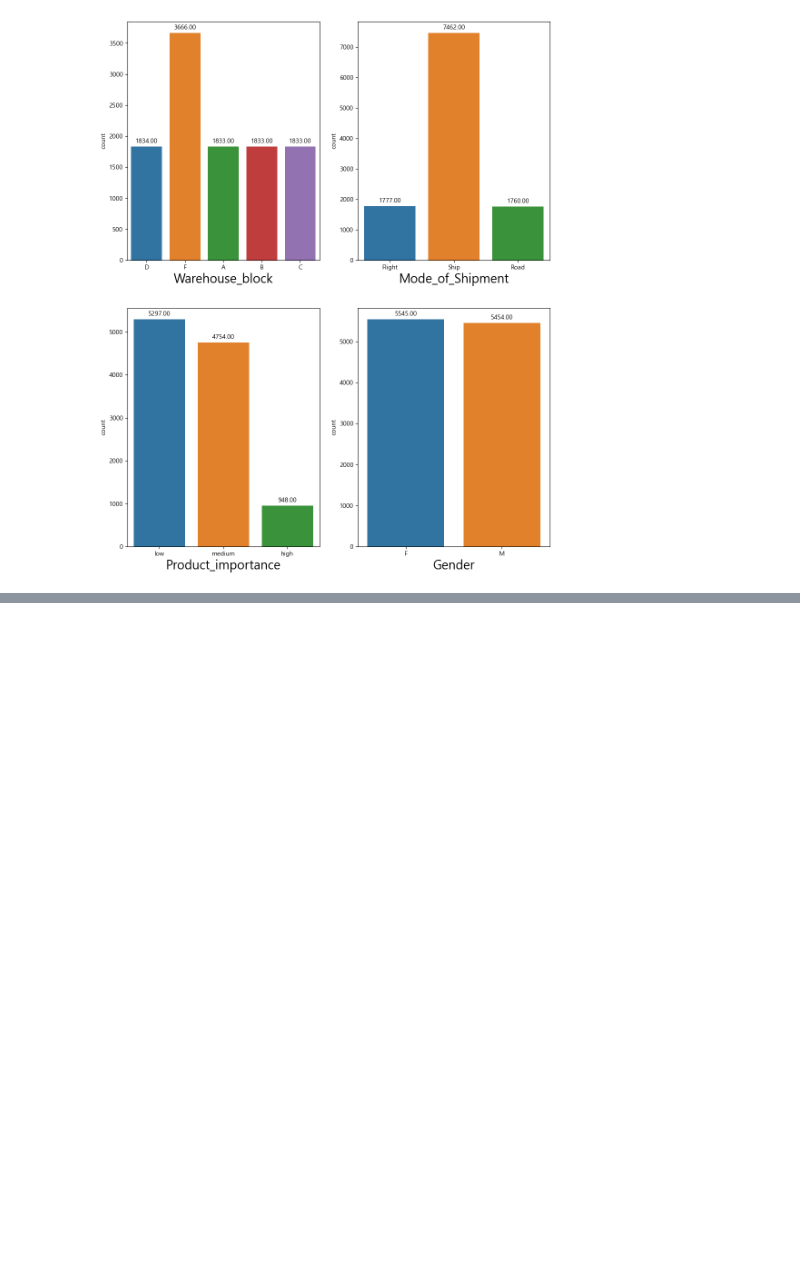
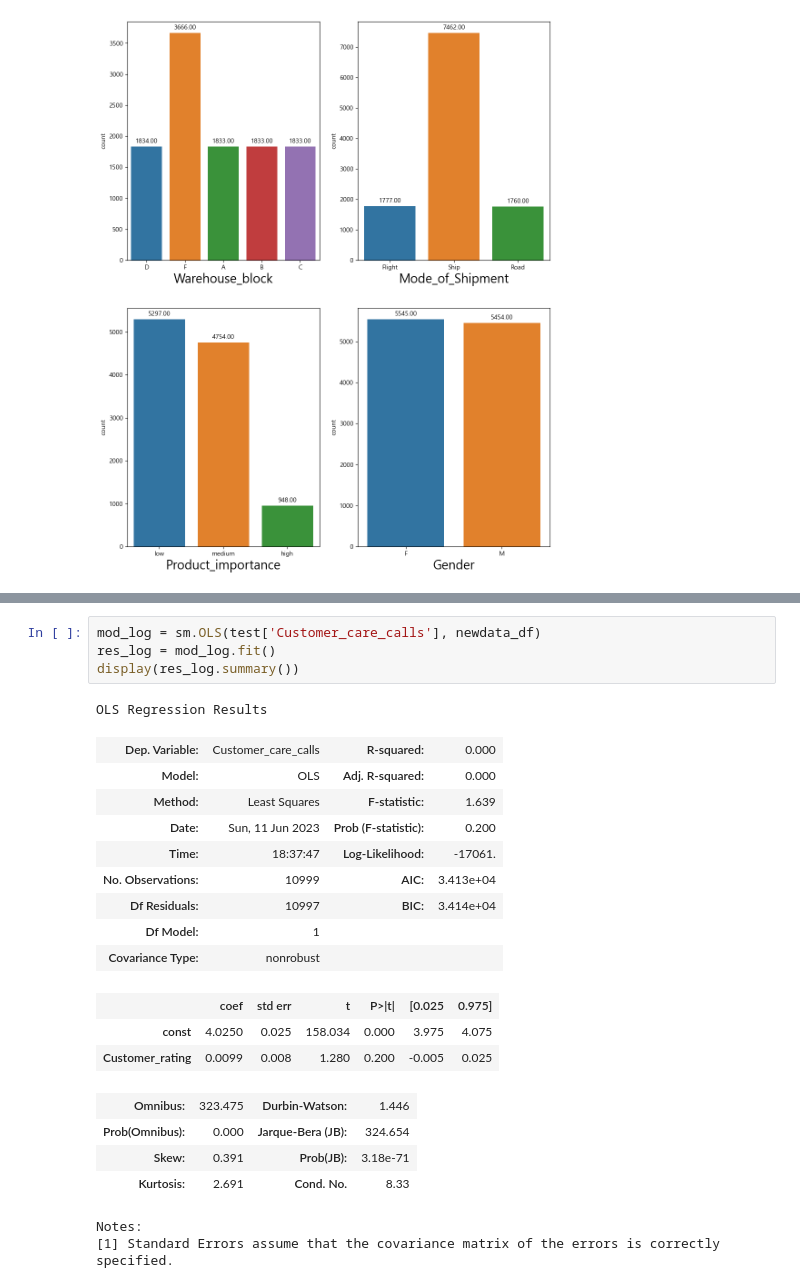
Before and after one commit to daebeobkim/python-bigdata, a Jupyter notebook: EDA/머신러닝/프로젝트 준비.ipynb, the cells around one changed output, grey strips where cells are left out. Saved outputs shown, nothing was run; the diff lists cells and outputs as text; blank space fills up the shorter version.

```diff
--- a/EDA/머신러닝/프로젝트 준비.ipynb
+++ b/EDA/머신러닝/프로젝트 준비.ipynb
@@ -122,0 +146,24 @@ newdata_df
+# %%
+mod_log = sm.OLS(test['Customer_care_calls'], newdata_df)
+res_log = mod_log.fit()
+display(res_log.summary())
+# %% [output]
+OLS Regression Results
+| Dep. Variable: | Customer_care_calls | R-squared: | 0.000 |
+| Model: | OLS | Adj. R-squared: | 0.000 |
+| Method: | Least Squares | F-statistic: | 1.639 |
+| Date: | Sun, 11 Jun 2023 | Prob (F-statistic): | 0.200 |
+| Time: | 18:37:47 | Log-Likelihood: | -17061. |
+| No. Observations: | 10999 | AIC: | 3.413e+04 |
+| Df Residuals: | 10997 | BIC: | 3.414e+04 |
+| Df Model: | 1 |  |  |
+| Covariance Type: | nonrobust |  |  |
+|  | coef | std err | t | P>|t| | [0.025 | 0.975] |
+| const | 4.0250 | 0.025 | 158.034 | 0.000 | 3.975 | 4.075 |
+| Customer_rating | 0.0099 | 0.008 | 1.280 | 0.200 | -0.005 | 0.025 |
+| Omnibus: | 323.475 | Durbin-Watson: | 1.446 |
+| Prob(Omnibus): | 0.000 | Jarque-Bera (JB): | 324.654 |
+| Skew: | 0.391 | Prob(JB): | 3.18e-71 |
+| Kurtosis: | 2.691 | Cond. No. | 8.33 |
+Notes:
+[1] Standard Errors assume that the covariance matrix of the errors is correctly specified.
```
Also changed, not shown: parts of 5 cells of this notebook.
